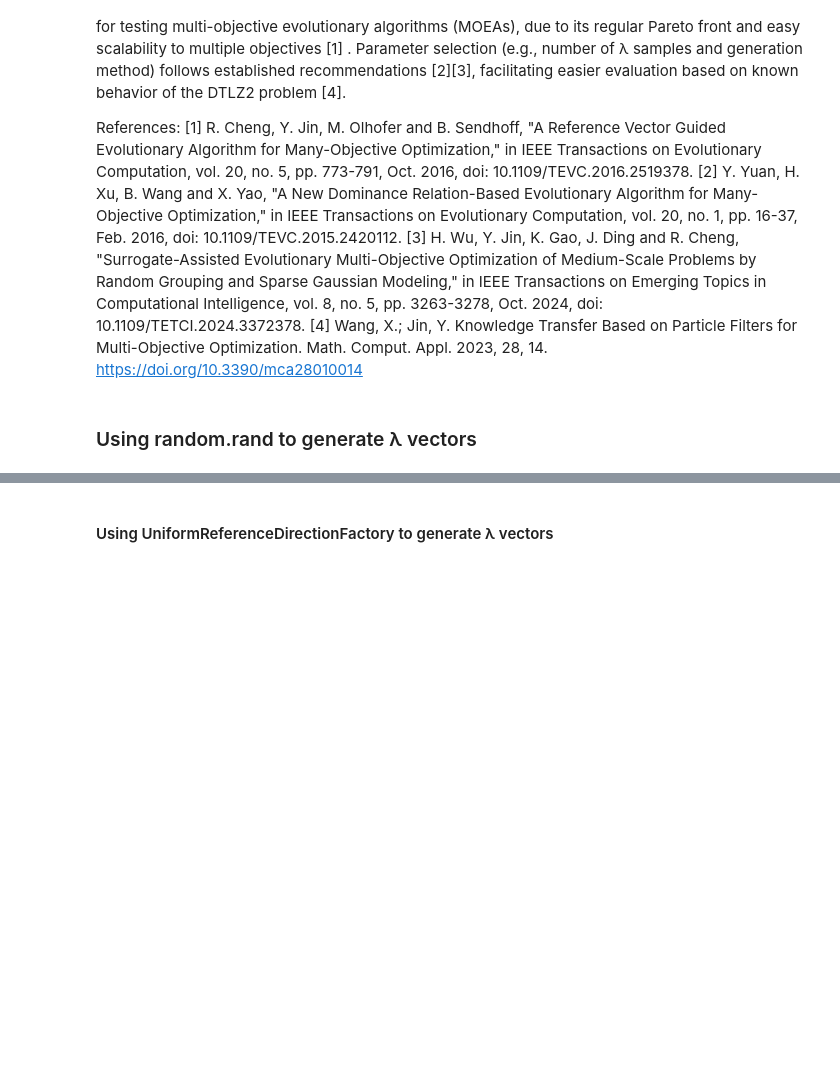
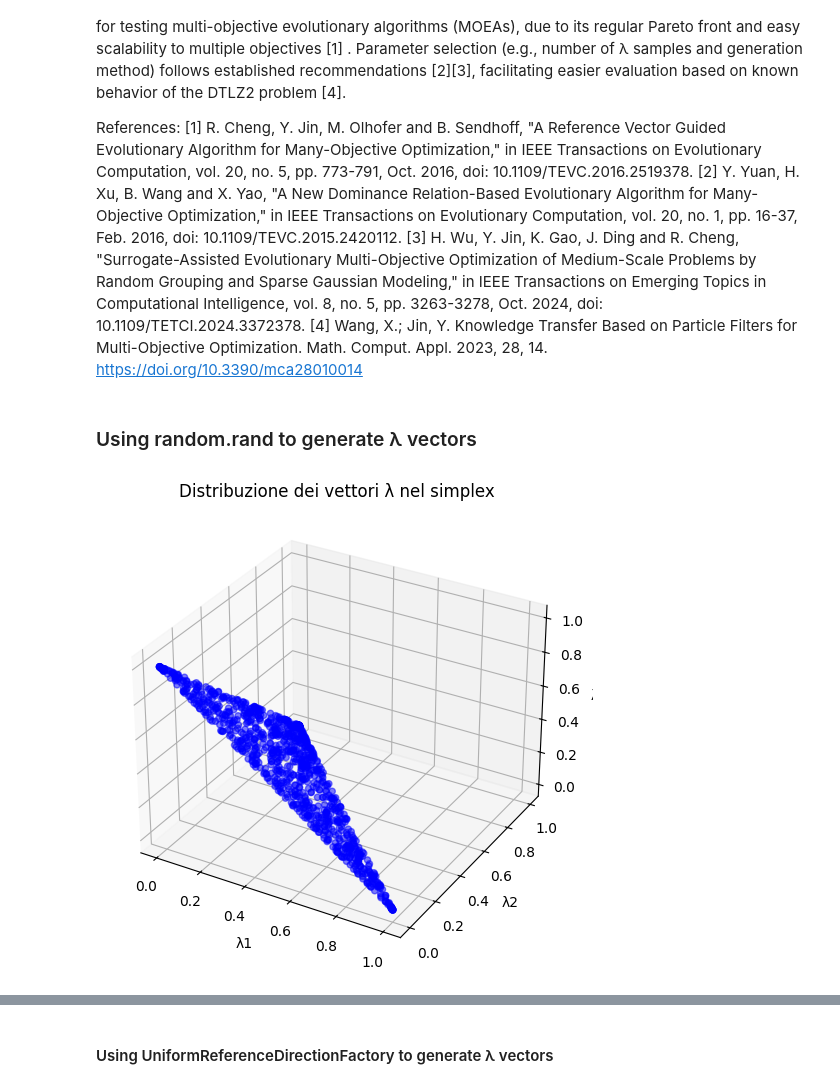
Before and after one commit to horvathcso/Adaptive-Covariance-Estimation-in-Convex-Multi-Objective-Optimization, a Jupyter notebook: dataset.ipynb, the cells around one changed output, grey strips where cells are left out. Saved outputs shown, nothing was run; the diff lists cells and outputs as text; code cells hidden in the pictures; blank space fills up the shorter version.

```diff
--- a/dataset.ipynb
+++ b/dataset.ipynb
@@ -44,7 +44,7 @@ from sklearn.preprocessing import normalize
 # Step 1: Generation of λ vectors
 # Random user preference vectors (λ), each with length 3, are generated. Each λ vector sums to 1, representing normalized preferences among different objectives
 
-n_lambda = 450
+n_lambda = 1000
 lambda_vectors = np.random.rand(n_lambda, n_obj)
 lambda_vectors = normalize(lambda_vectors, norm='l1', axis=1)
 
@@ -64,3 +64,90 @@ for lam in lambda_vectors:
                    bounds=[(0.0, 1.0)] * n_vars)
     x_star_list.append(res.x)
 x_star_array = np.array(x_star_list)
+# %%
+import numpy as np
+import pandas as pd
+from scipy.optimize import minimize
+from sklearn.preprocessing import StandardScaler, normalize
+from sklearn.neighbors import NearestNeighbors
+from pymoo.problems.many import DTLZ2
+from pymoo.util.reference_direction import UniformReferenceDirectionFactory
+
+n_obj = 3
+n_vars = 22
+problem = DTLZ2(n_var=n_vars, n_obj=n_obj)
+
+n_lambda_core = 700
+n_lambda_edge = 300
+alpha_core = [1.0] * n_obj
+alpha_edge = [0.2] * n_obj
+
+lambda_core = np.random.dirichlet(alpha_core, size=n_lambda_core)
+lambda_edge = np.random.dirichlet(alpha_edge, size=n_lambda_edge)
+lambda_vectors = np.vstack([lambda_core, lambda_edge])
+lambda_types = ['core'] * n_lambda_core + ['edge'] * n_lambda_edge
+def scalarized_objective(x, lam):
+    f = problem.evaluate(np.array([x]))[0]
+    return np.dot(lam, f)
+x_star_list = []
+for lam in lambda_vectors:
+    res = minimize(scalarized_objective,
+                   x0=np.full(n_vars, 0.5),
+                   args=(lam,),
+                   method='L-BFGS-B',
+                   bounds=[(0.0, 1.0)] * n_vars)
+    x_star_list.append(res.x)
+x_star_array = np.array(x_star_list)
+k_neighbors = 10
+jitter_std = 1e-2
+C_matrices = []
+frob_norms = []
+variances = []
+P_vectors = []
+
+nn = NearestNeighbors(n_neighbors=k_neighbors).fit(lambda_vectors)
+neighbor_indices = nn.kneighbors(lambda_vectors, return_distance=False)
+
+for idxs in neighbor_indices:
+    X_local = x_star_array[idxs] + np.random.normal(0, jitter_std, size=(k_neighbors, n_vars))
+    X_local = StandardScaler().fit_transform(X_local)
+
+    C = np.cov(X_local.T)
+    C += np.eye(C.shape[0]) * 1e-8  # regolarizzazione
+    C_matrices.append(C)
+
+    frob = np.linalg.norm(C, ord='fro')
+    frob_norms.append(frob)
+
+    var = np.var(X_local, axis=0)
+    variances.append(var)
+
+    P = np.linalg.cholesky(C)
+    P_vectors.append(P[np.tril_indices_from(P)])
+data_dict = {f"lambda_{i+1}": lambda_vectors[:, i] for i in range(n_obj)}
+data_dict["frob_norm"] = frob_norms
+for i in range(n_vars):
+    data_dict[f"x_star_{i+1}"] = x_star_array[:, i]
+    data_dict[f"var_x_star_{i+1}"] = [v[i] for v in variances]
+for i in range(len(P_vectors[0])):
+    data_dict[f"P_vec_{i+1}"] = [p[i] for p in P_vectors]
+data_dict["lambda_type"] = lambda_types
+data_dict["batch_id"] = np.arange(len(lambda_vectors))
+
+dataset = pd.DataFrame(data_dict)
+dataset.dropna(inplace=True)
+
+dataset.to_csv("dtlz2_surrogate_dataset_enhanced.csv", index=False)
+import matplotlib.pyplot as plt
+from mpl_toolkits.mplot3d import Axes3D
+
+fig = plt.figure(figsize=(8,6))
+ax = fig.add_subplot(111, projection='3d')
+ax.scatter(lambda_vectors[:,0], lambda_vectors[:,1], lambda_vectors[:,2], c='blue', alpha=0.5)
+ax.set_xlabel('λ1')
+ax.set_ylabel('λ2')
+ax.set_zlabel('λ3')
+plt.title('Distribuzione dei vettori λ nel simplex')
+plt.show()
+# %% [output]
+[figure, added]
```
Also changed, not shown: parts of 6 cells of this notebook, 19 other files.
